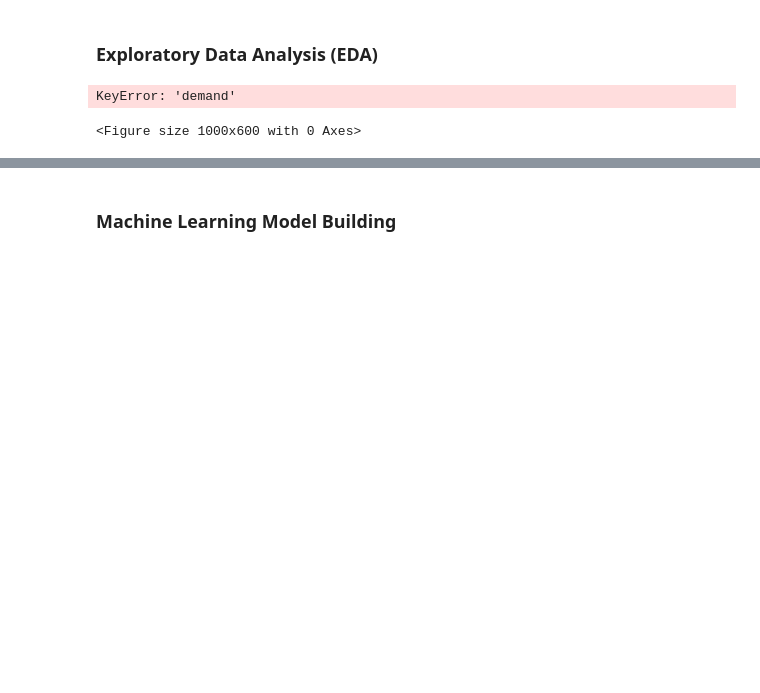
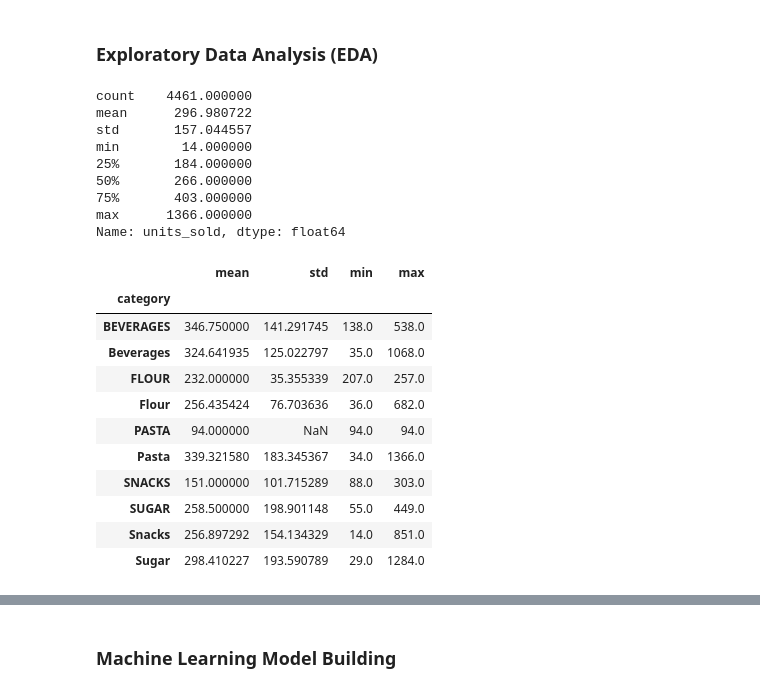
Before and after one commit to Godson199/FMN-Supply-Chain, a Jupyter notebook: Machine Learning/supply_chain_analysis.ipynb, the cells around one changed output, grey strips where cells are left out. Cells and saved outputs as stored; diff of their text form; code cells hidden in the pictures; blank space fills up the shorter version.

```diff
--- a/Machine Learning/supply_chain_analysis.ipynb
+++ b/Machine Learning/supply_chain_analysis.ipynb
@@ -67,13 +216,29 @@ memory usage: 249.0 KB
 # %% [markdown]
 ### Exploratory Data Analysis (EDA)
 # %%
-# Visualize the distribution of the target variable (demand)
-plt.figure(figsize=(10, 6))
-sns.histplot(data['demand'], bins=30, kde=True)
-plt.title('Distribution of Demand')
-plt.xlabel('Demand')
-plt.ylabel('Frequency')
-plt.show()
+overall = df["units_sold"].describe()
+by_category = df.groupby("category")["units_sold"].agg(["mean", "std", "min", "max"])
+print(overall)
+by_category
 # %% [output]
-KeyError: 'demand'
+count    4461.000000
+mean      296.980722
+std       157.044557
+min        14.000000
+25%       184.000000
+50%       266.000000
+75%       403.000000
+max      1366.000000
+Name: units_sold, dtype: float64
-<Figure size 1000x600 with 0 Axes>
+|  | mean | std | min | max |
+| category |  |  |  |  |
+| BEVERAGES | 346.750000 | 141.291745 | 138.0 | 538.0 |
+| Beverages | 324.641935 | 125.022797 | 35.0 | 1068.0 |
+| FLOUR | 232.000000 | 35.355339 | 207.0 | 257.0 |
+| Flour | 256.435424 | 76.703636 | 36.0 | 682.0 |
+| PASTA | 94.000000 | NaN | 94.0 | 94.0 |
+| Pasta | 339.321580 | 183.345367 | 34.0 | 1366.0 |
+| SNACKS | 151.000000 | 101.715289 | 88.0 | 303.0 |
+| SUGAR | 258.500000 | 198.901148 | 55.0 | 449.0 |
+| Snacks | 256.897292 | 154.134329 | 14.0 | 851.0 |
+| Sugar | 298.410227 | 193.590789 | 29.0 | 1284.0 |
```
Also changed, not shown: parts of 18 cells of this notebook.
